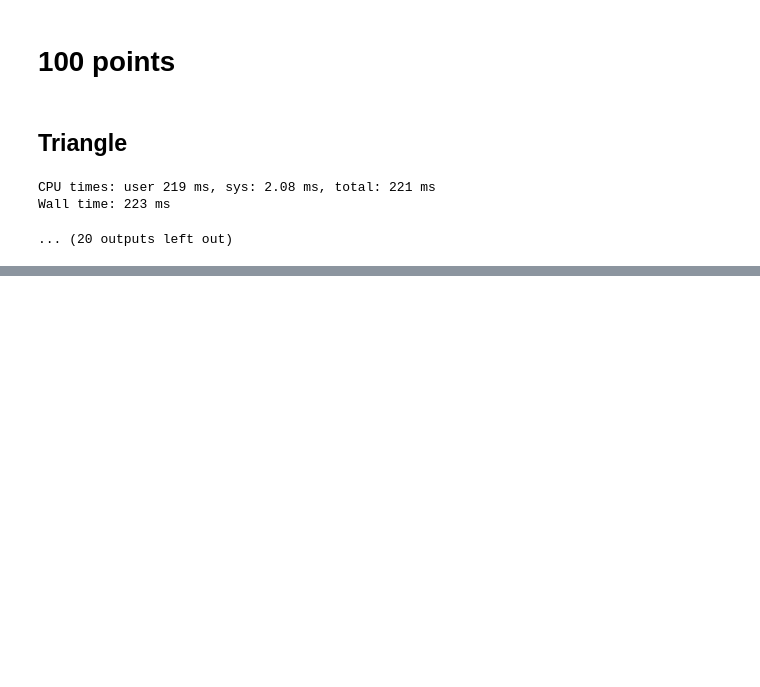
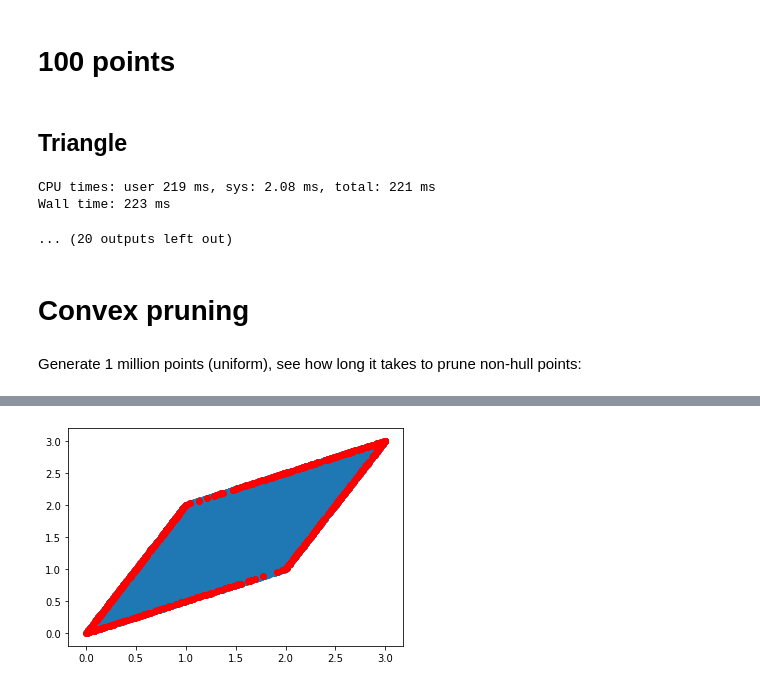
Before and after one commit to aldanor/avta-convex-hull, a Jupyter notebook: avta-triangle.ipynb, the cells around one changed output, grey strips where cells are left out. Cells and saved outputs as stored; diff of their text form; code cells hidden in the pictures; blank space fills up the shorter version.

Commit message:
Add inner polytope pruning + Delaunay triangulation

```diff
--- a/avta-triangle.ipynb
+++ b/avta-triangle.ipynb
@@ -162,3 +169,34 @@ Wall time: 3.38 ms
 CPU times: user 219 ms, sys: 2.08 ms, total: 221 ms
 Wall time: 223 ms
 ... (20 outputs left out)
+# %% [markdown]
+# Convex pruning
+# %%
+def in_hull(S, p):
+    # use Delaunay triangulation:
+    # https://stackoverflow.com/questions/16750618/whats-an-efficient-way-to-find-if-a-point-lies-in-the-convex-hull-of-a-point-cl
+    hull = scipy.spatial.Delaunay(S)
+    # this is lazy and slow; better to do a dot product to check if the point is on the same side of all hyperplanes
+    return hull.find_simplex(p) >= 0
+
+def prune_hull(S, return_mask = False):
+    # find convex polytope inside the convex hull and prune points inside it:
+    # http://mindthenerd.blogspot.com/2012/05/fastest-convex-hull-algorithm-ever.html
+    ndim = S.shape[1]
+    if S.shape[0] <= (2 ** ndim):
+        return S
+    translation_matrix = np.array(list(itertools.product([1, -1], repeat=ndim)))
+    boundary_points = np.dot(S, translation_matrix.T).argmax(axis=0)
+    inner_polygon = S[boundary_points]
+    selected = ~in_hull(S[boundary_points], S)
+    selected[boundary_points] = True
+    return selected if return_mask else S[selected]
+# %%
+md('Generate 1 million points (uniform), see how long it takes to prune non-hull points:')
+S = generate_points(100_000)
+S_p = %time prune_hull(S)
+plt.scatter(*S.T)
+plt.scatter(*prune_hull(S).T, color='r')
+print('Points left:', len(S_p))
+# %% [output]
+Generate 1 million points (uniform), see how long it takes to prune non-hull points:
@@ -164,0 +206 @@ Wall time: 223 ms
+[figure, added]
```
Also changed, not shown: parts of 11 cells of this notebook.
